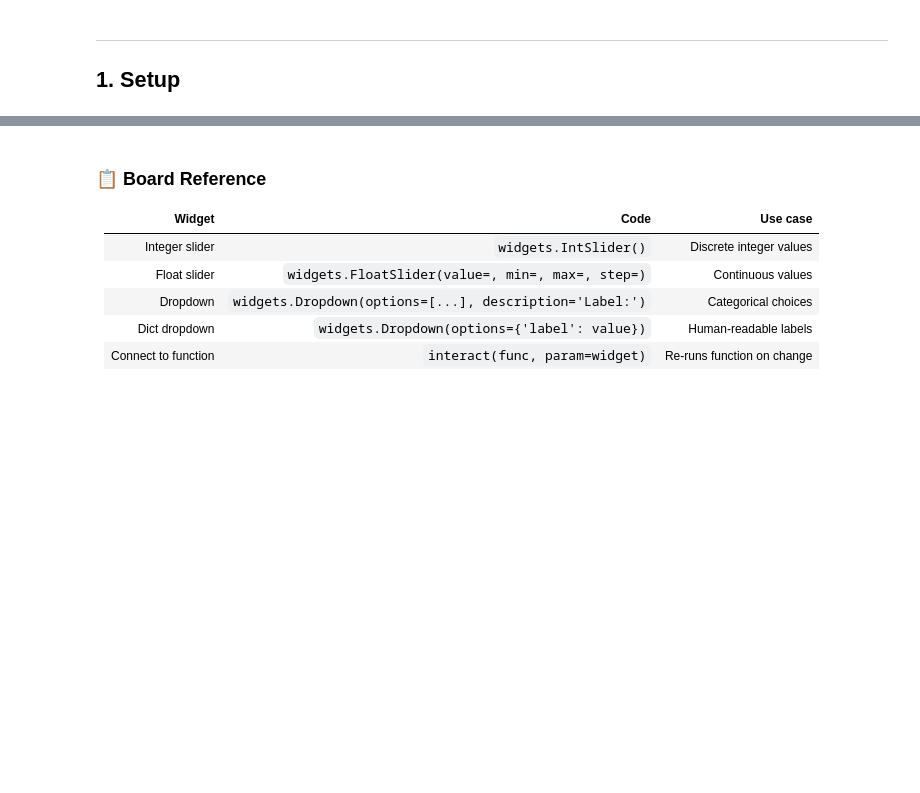
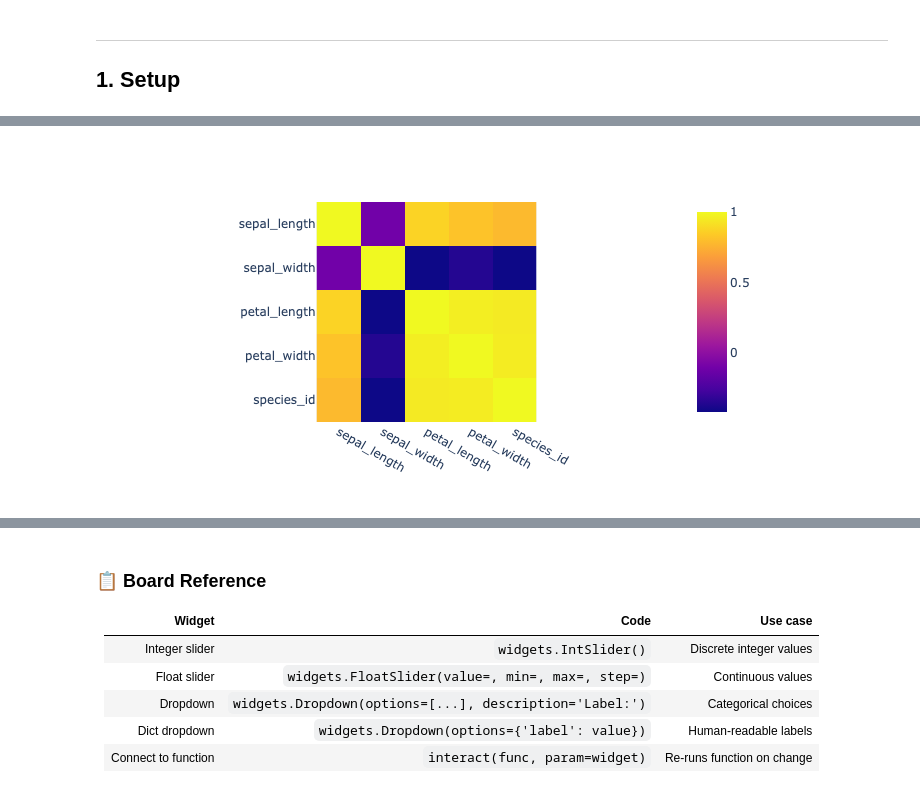
Before and after one commit to mlekimchi/data271_sp26, a Jupyter notebook: lectures/data271_lec34-ekc.ipynb, the cells around one changed output, grey strips where cells are left out. Cells and saved outputs as stored; diff of their text form; code cells hidden in the pictures; blank space fills up the shorter version.

```diff
--- a/lectures/data271_lec34-ekc.ipynb
+++ b/lectures/data271_lec34-ekc.ipynb
@@ -89,11 +110,14 @@ fig.show()
 # %%
 # Create heatmap using Plotly Express
 fig = px.imshow(
-  df.corr(numeric_only=True), color_continuous_scale='plasma'
+  df.corr(numeric_only=True),
+    color_continuous_scale='plasma'
 )
 
 # Show plot
 fig.show()
+# %% [output]
+[figure, added]
 # %%
 # Give a more descriptive name
 fig = px.imshow(
```
Also changed, not shown: parts of 28 cells of this notebook, 1 other file.
